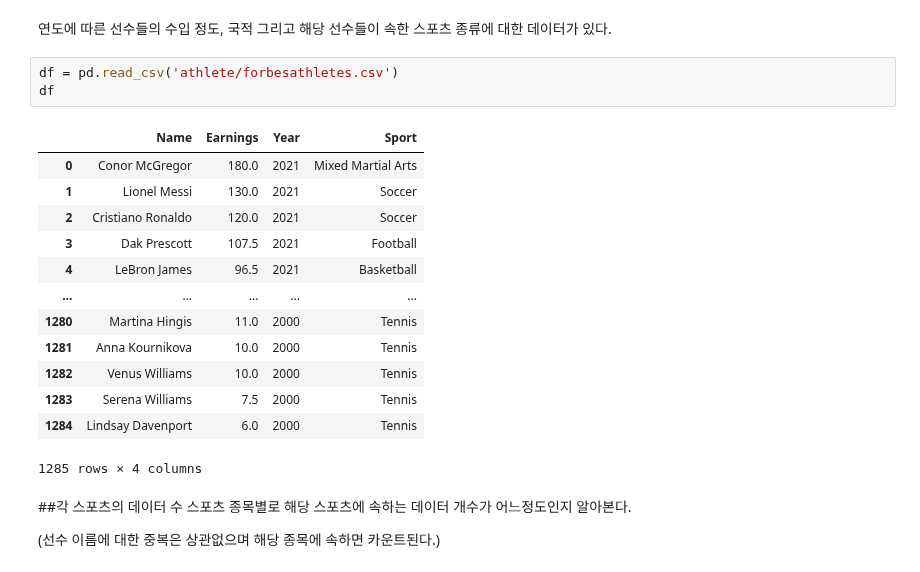
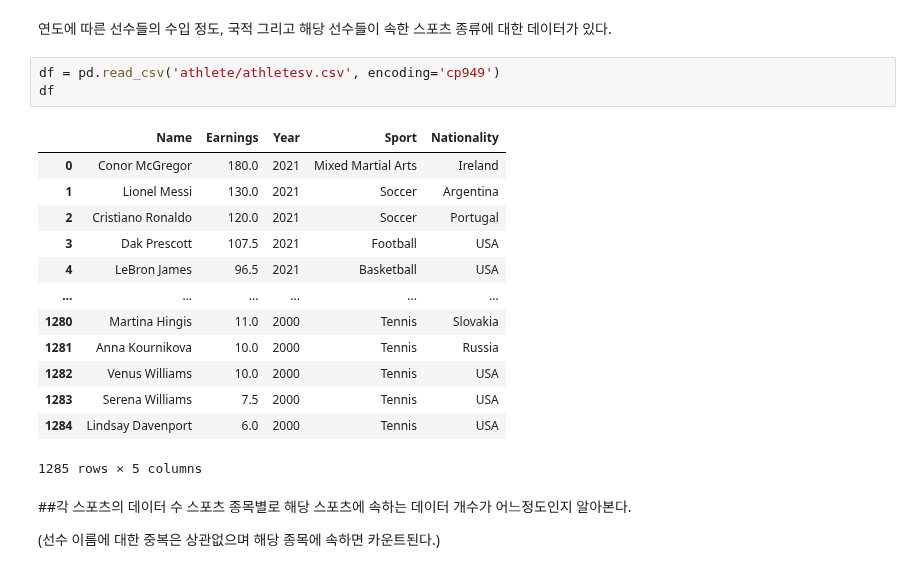
Before and after one commit to gjsin1105/DAP__, a Jupyter notebook: FinalProject.ipynb, the cells around one changed output. Drawn from its saved outputs; the diff is of its cells as text.

```diff
--- a/FinalProject.ipynb
+++ b/FinalProject.ipynb
@@ -24,22 +25,22 @@ plt.rc('font', family='NanumBarunGothic')
 # %% [markdown]
 연도에 따른 선수들의 수입 정도, 국적 그리고 해당 선수들이 속한 스포츠 종류에 대한 데이터가 있다.
 # %%
-df = pd.read_csv('athlete/forbesathletes.csv')
+df = pd.read_csv('athlete/athletesv.csv', encoding='cp949')
 df
 # %% [output]
-|  | Name | Earnings | Year | Sport |
-| 0 | Conor McGregor | 180.0 | 2021 | Mixed Martial Arts |
-| 1 | Lionel Messi | 130.0 | 2021 | Soccer |
-| 2 | Cristiano Ronaldo | 120.0 | 2021 | Soccer |
-| 3 | Dak Prescott | 107.5 | 2021 | Football |
-| 4 | LeBron James | 96.5 | 2021 | Basketball |
-| ... | ... | ... | ... | ... |
-| 1280 | Martina Hingis | 11.0 | 2000 | Tennis |
-| 1281 | Anna Kournikova | 10.0 | 2000 | Tennis |
-| 1282 | Venus Williams | 10.0 | 2000 | Tennis |
-| 1283 | Serena Williams | 7.5 | 2000 | Tennis |
-| 1284 | Lindsay Davenport | 6.0 | 2000 | Tennis |
+|  | Name | Earnings | Year | Sport | Nationality |
+| 0 | Conor McGregor | 180.0 | 2021 | Mixed Martial Arts | Ireland |
+| 1 | Lionel Messi | 130.0 | 2021 | Soccer | Argentina |
+| 2 | Cristiano Ronaldo | 120.0 | 2021 | Soccer | Portugal |
+| 3 | Dak Prescott | 107.5 | 2021 | Football | USA |
+| 4 | LeBron James | 96.5 | 2021 | Basketball | USA |
+| ... | ... | ... | ... | ... | ... |
+| 1280 | Martina Hingis | 11.0 | 2000 | Tennis | Slovakia |
+| 1281 | Anna Kournikova | 10.0 | 2000 | Tennis | Russia |
+| 1282 | Venus Williams | 10.0 | 2000 | Tennis | USA |
+| 1283 | Serena Williams | 7.5 | 2000 | Tennis | USA |
+| 1284 | Lindsay Davenport | 6.0 | 2000 | Tennis | USA |
-1285 rows × 4 columns
+1285 rows × 5 columns
 # %% [markdown]
 ##각 스포츠의 데이터 수
 스포츠 종목별로 해당 스포츠에 속하는 데이터 개수가 어느정도인지 알아본다.
```
Also changed, not shown: parts of 10 cells of this notebook.
